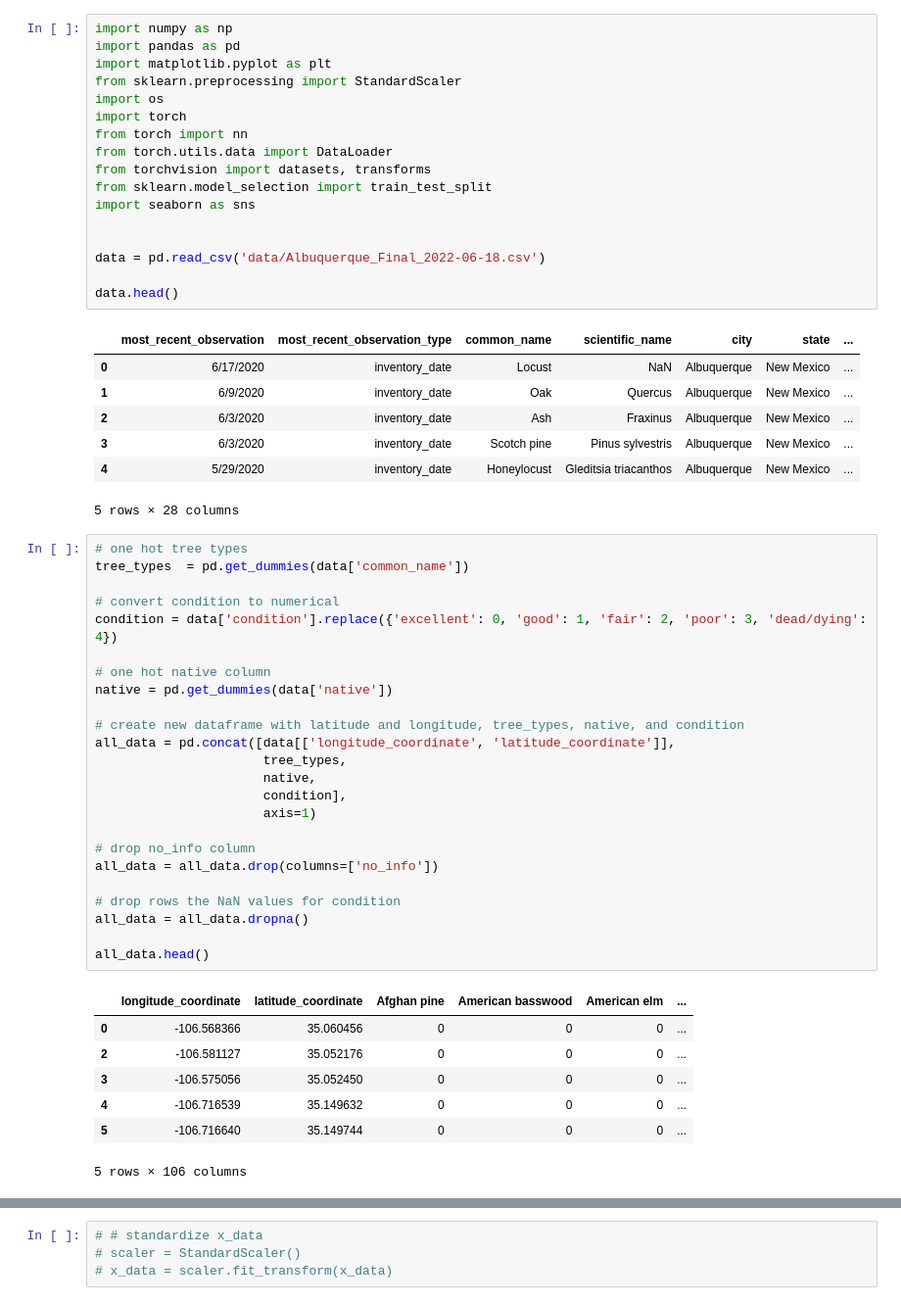
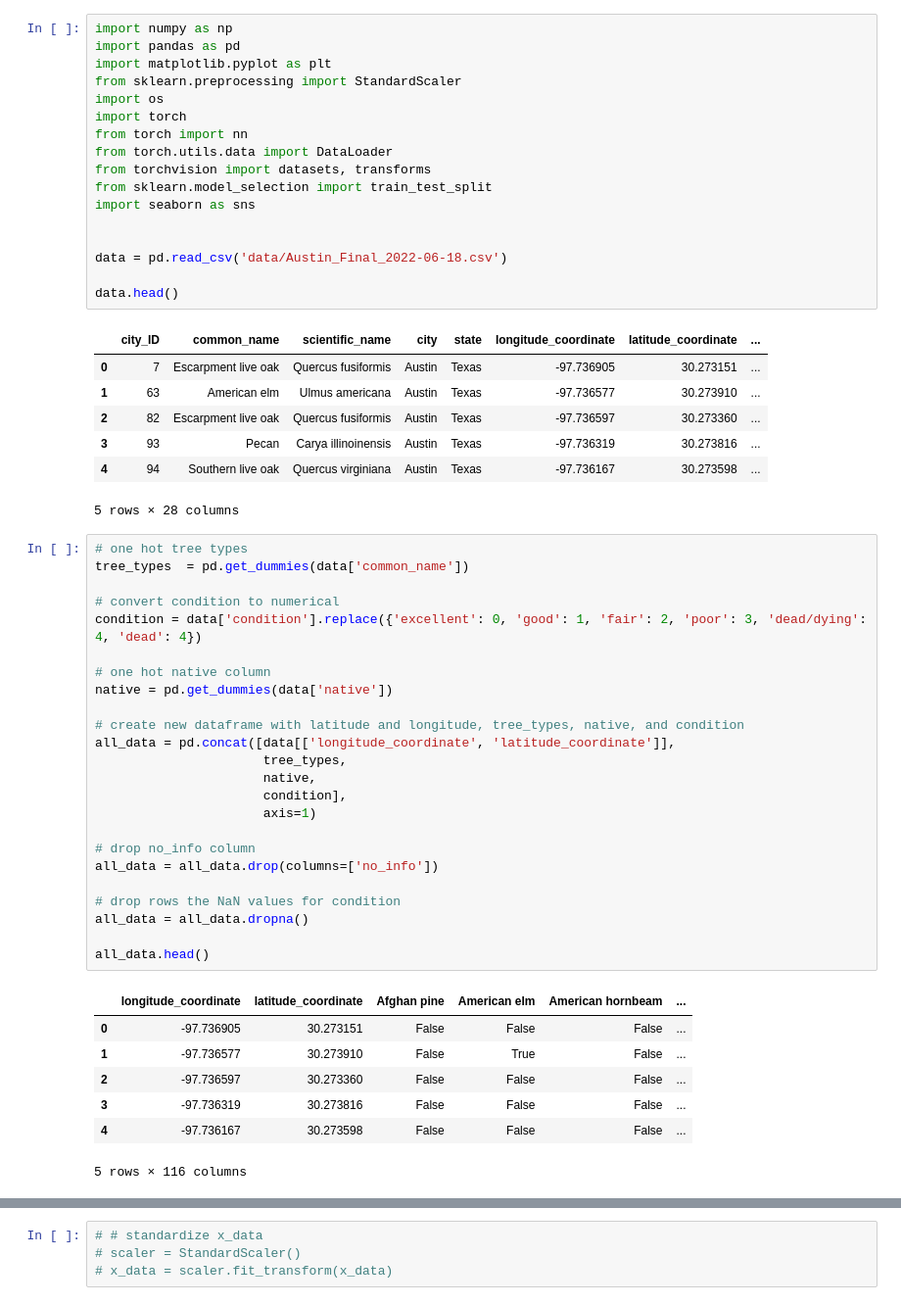
Before and after one commit to alexisf125/TreeData, a Jupyter notebook: 1_C51_Project (1).ipynb, the cells around one changed output, grey strips where cells are left out. Shown at 98% size. Drawn from its saved outputs; the diff is of its cells as text.

```diff
--- a/1_C51_Project (1).ipynb
+++ b/1_C51_Project (1).ipynb
@@ -1,34 +1,34 @@
 # %%
 import numpy as np
 import pandas as pd
 import matplotlib.pyplot as plt
 from sklearn.preprocessing import StandardScaler
 import os
 import torch
 from torch import nn
 from torch.utils.data import DataLoader
 from torchvision import datasets, transforms
 from sklearn.model_selection import train_test_split
 import seaborn as sns
 
 
-data = pd.read_csv('data/Albuquerque_Final_2022-06-18.csv')
+data = pd.read_csv('data/Austin_Final_2022-06-18.csv')
 
 data.head()
 # %% [output]
-|  | most_recent_observation | most_recent_observation_type | common_name | scientific_name | city | state | ... |
-| 0 | 6/17/2020 | inventory_date | Locust | NaN | Albuquerque | New Mexico | ... |
-| 1 | 6/9/2020 | inventory_date | Oak | Quercus | Albuquerque | New Mexico | ... |
-| 2 | 6/3/2020 | inventory_date | Ash | Fraxinus | Albuquerque | New Mexico | ... |
-| 3 | 6/3/2020 | inventory_date | Scotch pine | Pinus sylvestris | Albuquerque | New Mexico | ... |
-| 4 | 5/29/2020 | inventory_date | Honeylocust | Gleditsia triacanthos | Albuquerque | New Mexico | ... |
+|  | city_ID | common_name | scientific_name | city | state | longitude_coordinate | latitude_coordinate | ... |
+| 0 | 7 | Escarpment live oak | Quercus fusiformis | Austin | Texas | -97.736905 | 30.273151 | ... |
+| 1 | 63 | American elm | Ulmus americana | Austin | Texas | -97.736577 | 30.273910 | ... |
+| 2 | 82 | Escarpment live oak | Quercus fusiformis | Austin | Texas | -97.736597 | 30.273360 | ... |
+| 3 | 93 | Pecan | Carya illinoinensis | Austin | Texas | -97.736319 | 30.273816 | ... |
+| 4 | 94 | Southern live oak | Quercus virginiana | Austin | Texas | -97.736167 | 30.273598 | ... |
 5 rows × 28 columns
 # %%
 # one hot tree types
 tree_types  = pd.get_dummies(data['common_name'])
 
 # convert condition to numerical
-condition = data['condition'].replace({'excellent': 0, 'good': 1, 'fair': 2, 'poor': 3, 'dead/dying': 4})
+condition = data['condition'].replace({'excellent': 0, 'good': 1, 'fair': 2, 'poor': 3, 'dead/dying': 4, 'dead': 4})
 
 # one hot native column
 native = pd.get_dummies(data['native'])
@@ -48,13 +48,13 @@ all_data = all_data.dropna()
 
 all_data.head()
 # %% [output]
-|  | longitude_coordinate | latitude_coordinate | Afghan pine | American basswood | American elm | ... |
-| 0 | -106.568366 | 35.060456 | 0 | 0 | 0 | ... |
-| 2 | -106.581127 | 35.052176 | 0 | 0 | 0 | ... |
-| 3 | -106.575056 | 35.052450 | 0 | 0 | 0 | ... |
-| 4 | -106.716539 | 35.149632 | 0 | 0 | 0 | ... |
-| 5 | -106.716640 | 35.149744 | 0 | 0 | 0 | ... |
+|  | longitude_coordinate | latitude_coordinate | Afghan pine | American elm | American hornbeam | ... |
+| 0 | -97.736905 | 30.273151 | False | False | False | ... |
+| 1 | -97.736577 | 30.273910 | False | True | False | ... |
+| 2 | -97.736597 | 30.273360 | False | False | False | ... |
+| 3 | -97.736319 | 30.273816 | False | False | False | ... |
+| 4 | -97.736167 | 30.273598 | False | False | False | ... |
-5 rows × 106 columns
+5 rows × 116 columns
 # %%
 # split data back into x and y
 x_data = all_data.drop(['condition'], axis=1)
```
Also changed, not shown: parts of 7 cells of this notebook.
